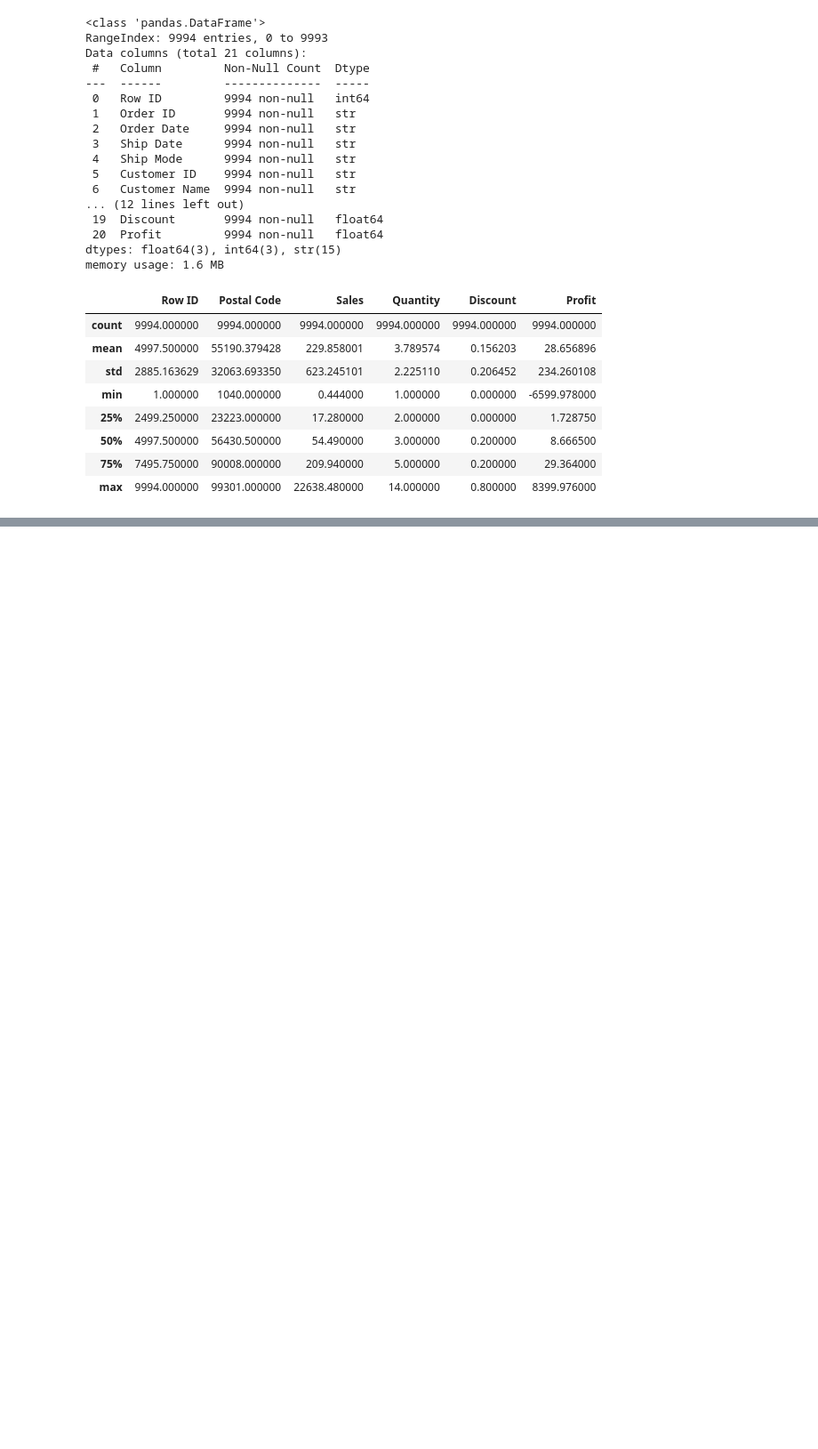
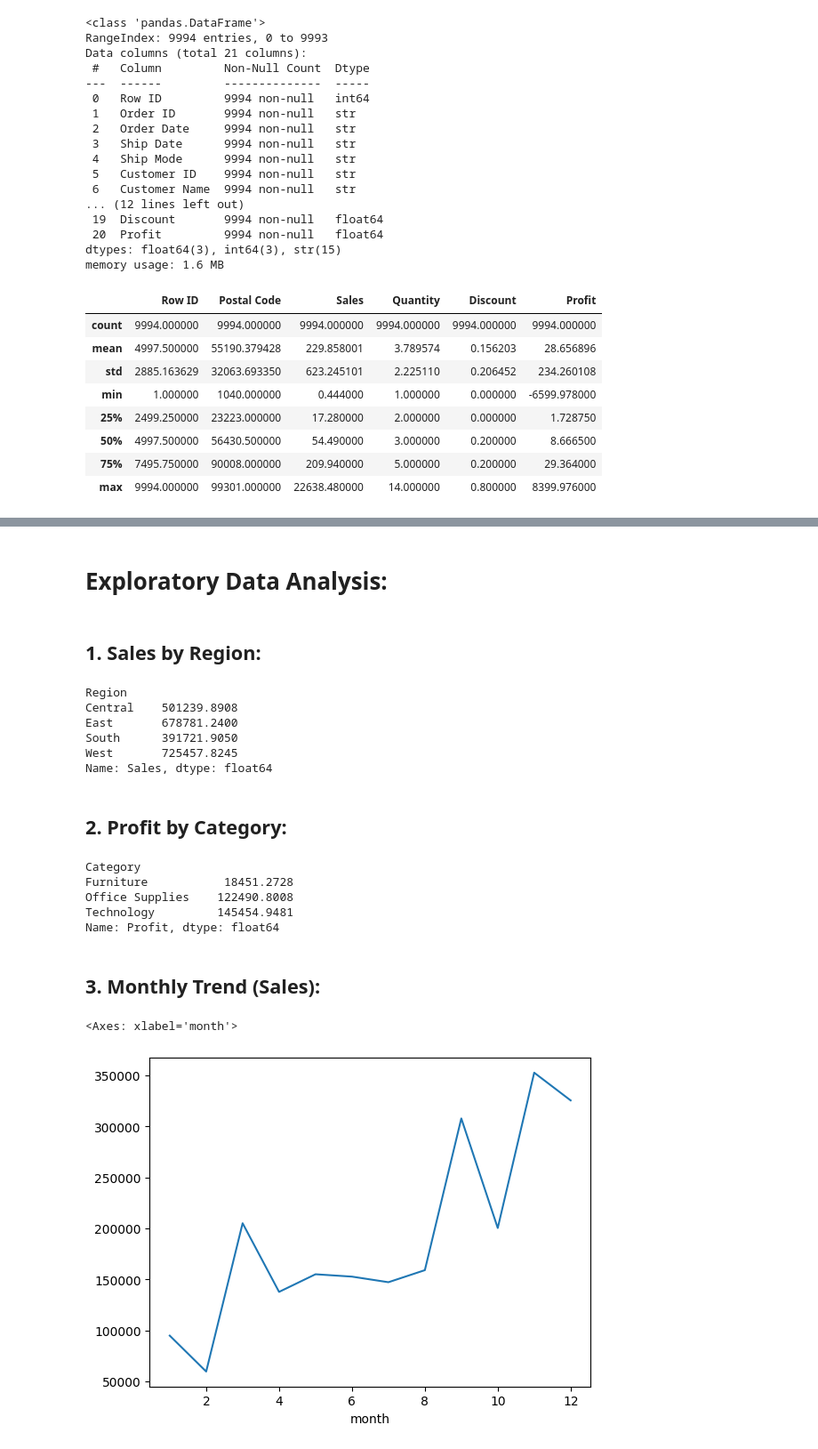
Before and after one commit to itshowrohitworks/superstore-dataset, a Jupyter notebook: notebook/data-analysis.ipynb, the cells around one changed output, grey strips where cells are left out. Shown at 89% size. Cells and saved outputs as stored; diff of their text form; code cells hidden in the pictures; blank space fills up the shorter version.

Commit message:
DataAnalysis on data cleaned, and Performed some EDA and also saved the new data into csv for further exploration.

```diff
--- a/notebook/data-analysis.ipynb
+++ b/notebook/data-analysis.ipynb
@@ -53,0 +88,3 @@ df.describe()
+# %%
+df['Order Date'] = pd.to_datetime(df['Order Date'])
+df['Ship Date'] = pd.to_datetime(df['Ship Date'])
@@ -53,0 +109,2 @@ df.describe()
+# %%
+df.drop_duplicates(inplace=True)
@@ -53,0 +139,3 @@ df.describe()
+# %%
+df['profit_margin'] = df['Profit']/df['Sales']
+print(df[['Profit','Sales','profit_margin']])
@@ -53,0 +157,3 @@ df.describe()
+# %%
+df['month'] = df['Order Date'].dt.month
+df['year'] = df['Order Date'].dt.year
@@ -53,0 +170,30 @@ df.describe()
+# %% [markdown]
+# Exploratory Data Analysis:
+# %% [markdown]
+## 1. Sales by Region:
+# %%
+df.groupby('Region')['Sales'].sum()
+# %% [output]
+Region
+Central    501239.8908
+East       678781.2400
+South      391721.9050
+West       725457.8245
+Name: Sales, dtype: float64
+# %% [markdown]
+## 2. Profit by Category:
+# %%
+df.groupby('Category')['Profit'].sum()
+# %% [output]
+Category
+Furniture           18451.2728
+Office Supplies    122490.8008
+Technology         145454.9481
+Name: Profit, dtype: float64
+# %% [markdown]
+## 3. Monthly Trend (Sales):
+# %%
+df.groupby('month')['Sales'].sum().plot()
+# %% [output]
+<Axes: xlabel='month'>
+[figure, added]
```
Also changed, not shown: parts of 19 cells of this notebook.
